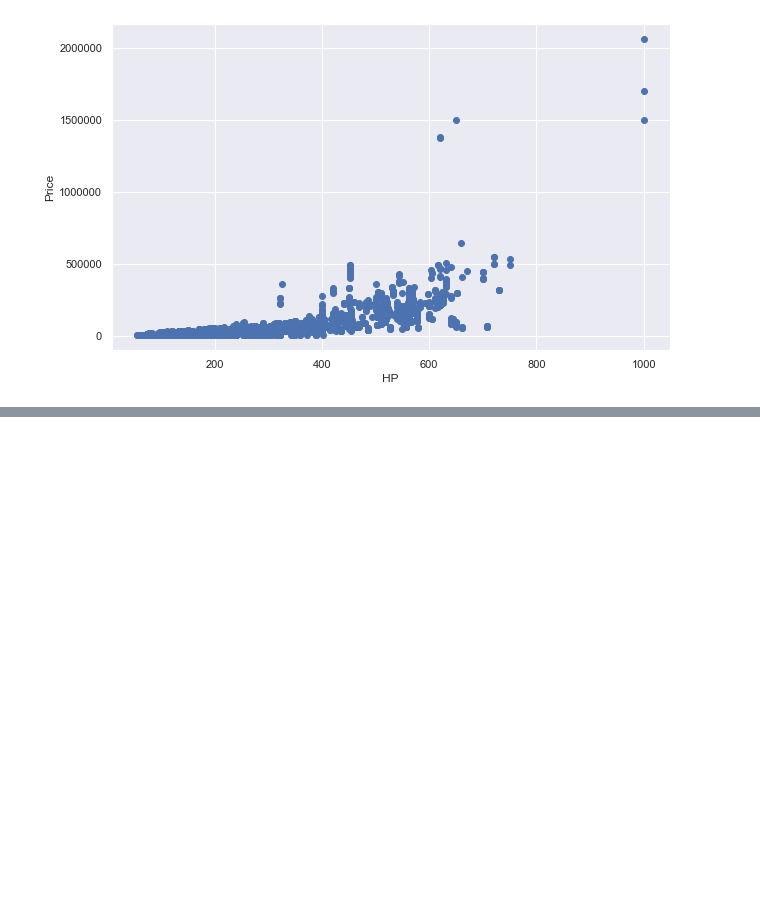
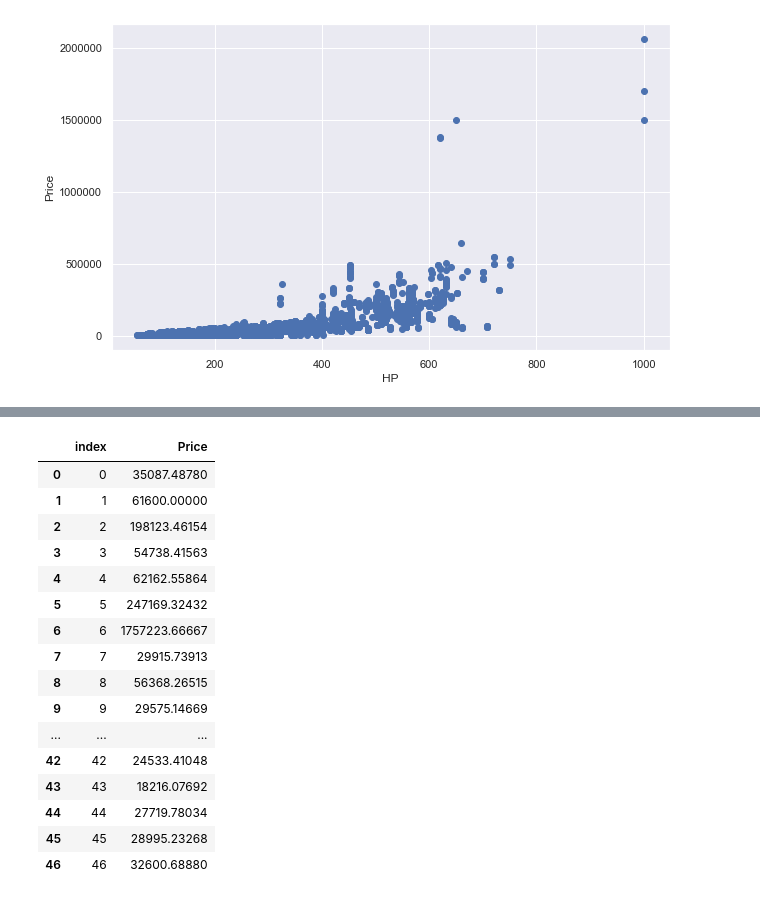
Before and after one commit to iAmNawa/exploratory-data-analysis, a Jupyter notebook: car-price-prediction/car_price_prediction.ipynb, the cells around one changed output, grey strips where cells are left out. Saved outputs shown, nothing was run; the diff lists cells and outputs as text; code cells hidden in the pictures; blank space fills up the shorter version.

```diff
--- a/car-price-prediction/car_price_prediction.ipynb
+++ b/car-price-prediction/car_price_prediction.ipynb
@@ -193,0 +275,23 @@ plt.show()
+# %%
+# fix price
+df_correct = dfavg['Price'].apply(lambda x: '%.5f' % x).reset_index()
+# %%
+df_correct
+# %% [output]
+|  | index | Price |
+| 0 | 0 | 35087.48780 |
+| 1 | 1 | 61600.00000 |
+| 2 | 2 | 198123.46154 |
+| 3 | 3 | 54738.41563 |
+| 4 | 4 | 62162.55864 |
+| 5 | 5 | 247169.32432 |
+| 6 | 6 | 1757223.66667 |
+| 7 | 7 | 29915.73913 |
+| 8 | 8 | 56368.26515 |
+| 9 | 9 | 29575.14669 |
+| ... | ... | ... |
+| 42 | 42 | 24533.41048 |
+| 43 | 43 | 18216.07692 |
+| 44 | 44 | 27719.78034 |
+| 45 | 45 | 28995.23268 |
+| 46 | 46 | 32600.68880 |
```
Also changed, not shown: parts of 10 cells of this notebook.
